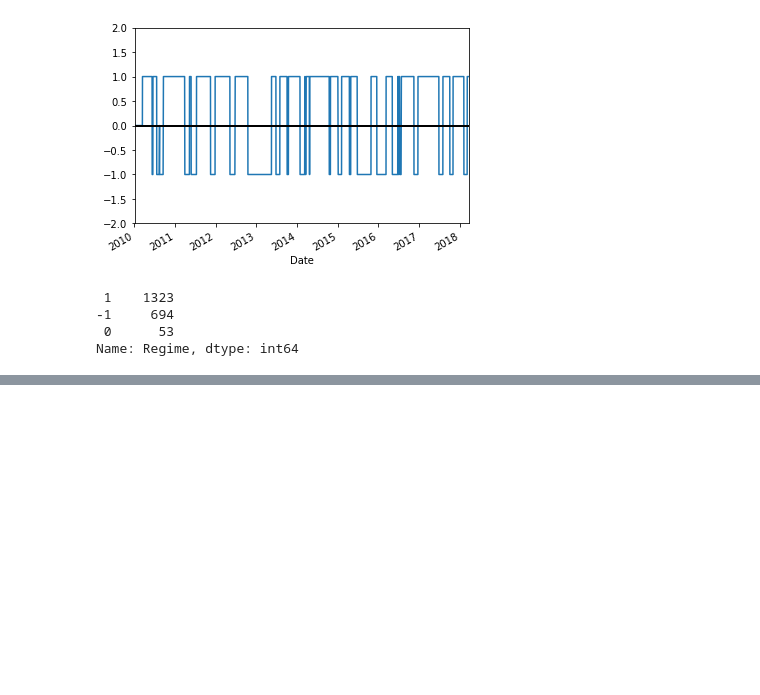
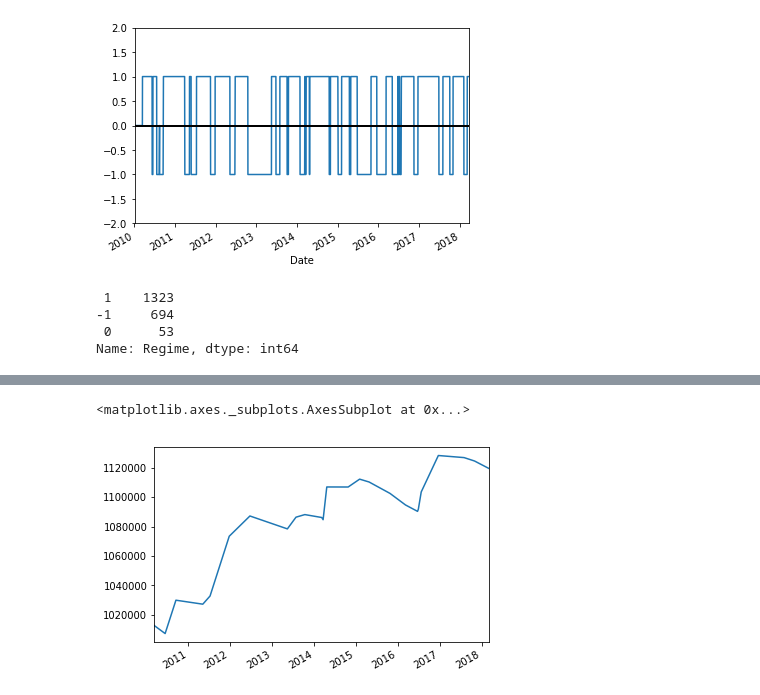
Before and after one commit to DerekLoveCC/Writings, a Jupyter notebook: Fintech_Wechat/Code/StockDataAnalysisWithPython/StockDataAnalysisWithPython.ipynb, the cells around one changed output, grey strips where cells are left out. Cells and saved outputs as stored; diff of their text form; code cells hidden in the pictures; blank space fills up the shorter version.

```diff
--- a/Fintech_Wechat/Code/StockDataAnalysisWithPython/StockDataAnalysisWithPython.ipynb
+++ b/Fintech_Wechat/Code/StockDataAnalysisWithPython/StockDataAnalysisWithPython.ipynb
@@ -376,0 +536,40 @@ Name: Regime, dtype: int64
+# %%
+# Now we have all the information needed to simulate this strategy in apple_adj_long_profits
+cash = 1000000
+apple_backtest = pd.DataFrame({"Start Port. Value": [],
+                         "End Port. Value": [],
+                         "End Date": [],
+                         "Shares": [],
+                         "Share Price": [],
+                         "Trade Value": [],
+                         "Profit per Share": [],
+                         "Total Profit": [],
+                         "Stop-Loss Triggered": []})
+port_value = .1  # Max proportion of portfolio bet on any trade
+batch = 100      # Number of shares bought per batch
+stoploss = .2    # % of trade loss that would trigger a stoploss
+for index, row in apple_long_profits.iterrows():
+    batches = np.floor(cash * port_value) // np.ceil(batch * row["Price"]) # Maximum number of batches of stocks invested in
+    trade_val = batches * batch * row["Price"] # How much money is put on the line with each trade
+    if row["Low"] < (1 - stoploss) * row["Price"]:   # Account for the stop-loss
+        share_profit = np.round((1 - stoploss) * row["Price"], 2)
+        stop_trig = True
+    else:
+        share_profit = row["Profit"]
+        stop_trig = False
+    profit = share_profit * batches * batch # Compute profits
+    # Add a row to the backtest data frame containing the results of the trade
+    apple_backtest = apple_backtest.append(pd.DataFrame({
+                "Start Port. Value": cash,
+                "End Port. Value": cash + profit,
+                "End Date": row["End Date"],
+                "Shares": batch * batches,
+                "Share Price": row["Price"],
+                "Trade Value": trade_val,
+                "Profit per Share": share_profit,
+                "Total Profit": profit,
+                "Stop-Loss Triggered": stop_trig
+            }, index = [index]))
+    cash = max(0, cash + profit)
+
+apple_backtest
@@ -376,0 +594,5 @@ Name: Regime, dtype: int64
+# %%
+apple_backtest["End Port. Value"].plot()
+# %% [output]
+<matplotlib.axes._subplots.AxesSubplot at 0x...>
+[figure, added]
```
Also changed, not shown: parts of 16 cells of this notebook, 8 other files.
